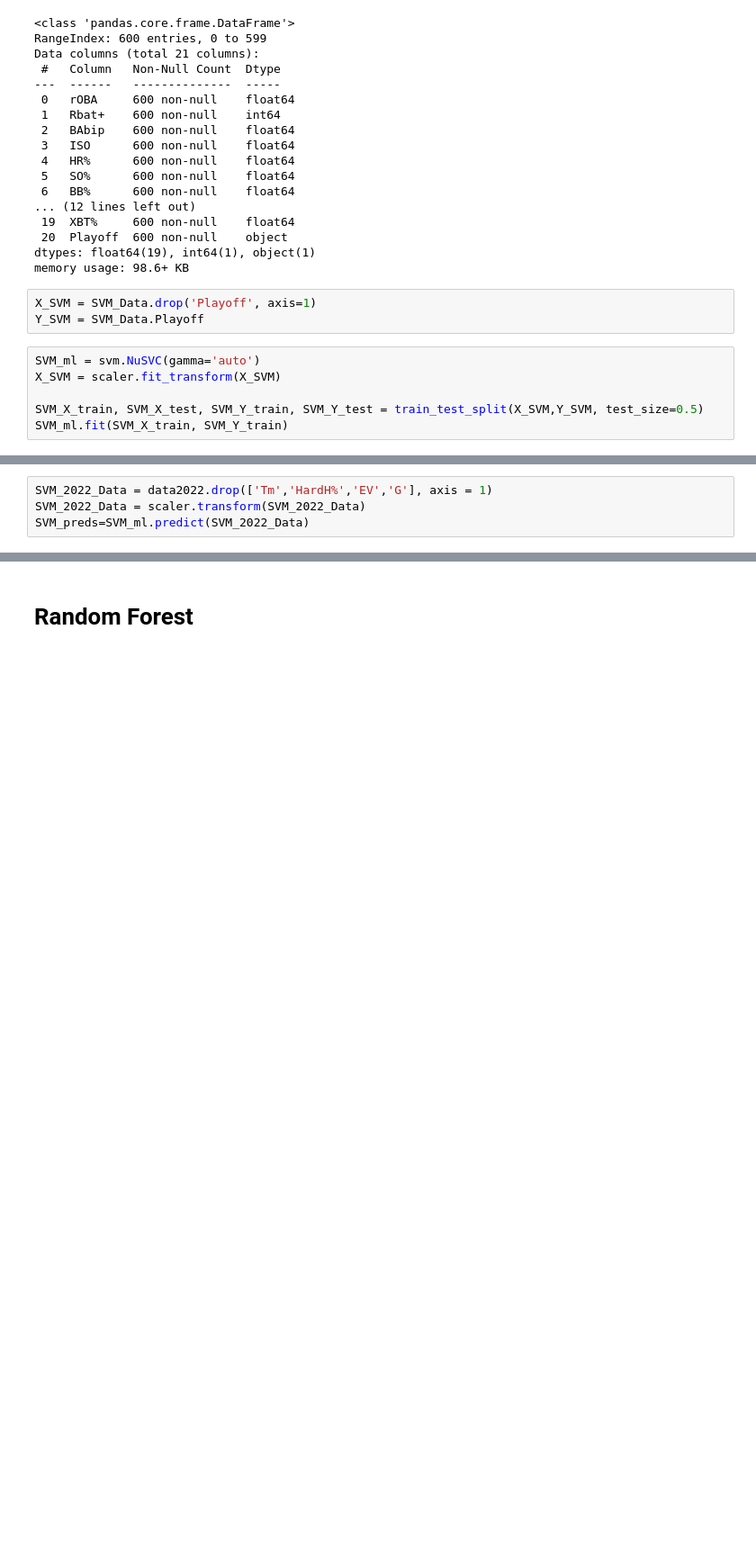
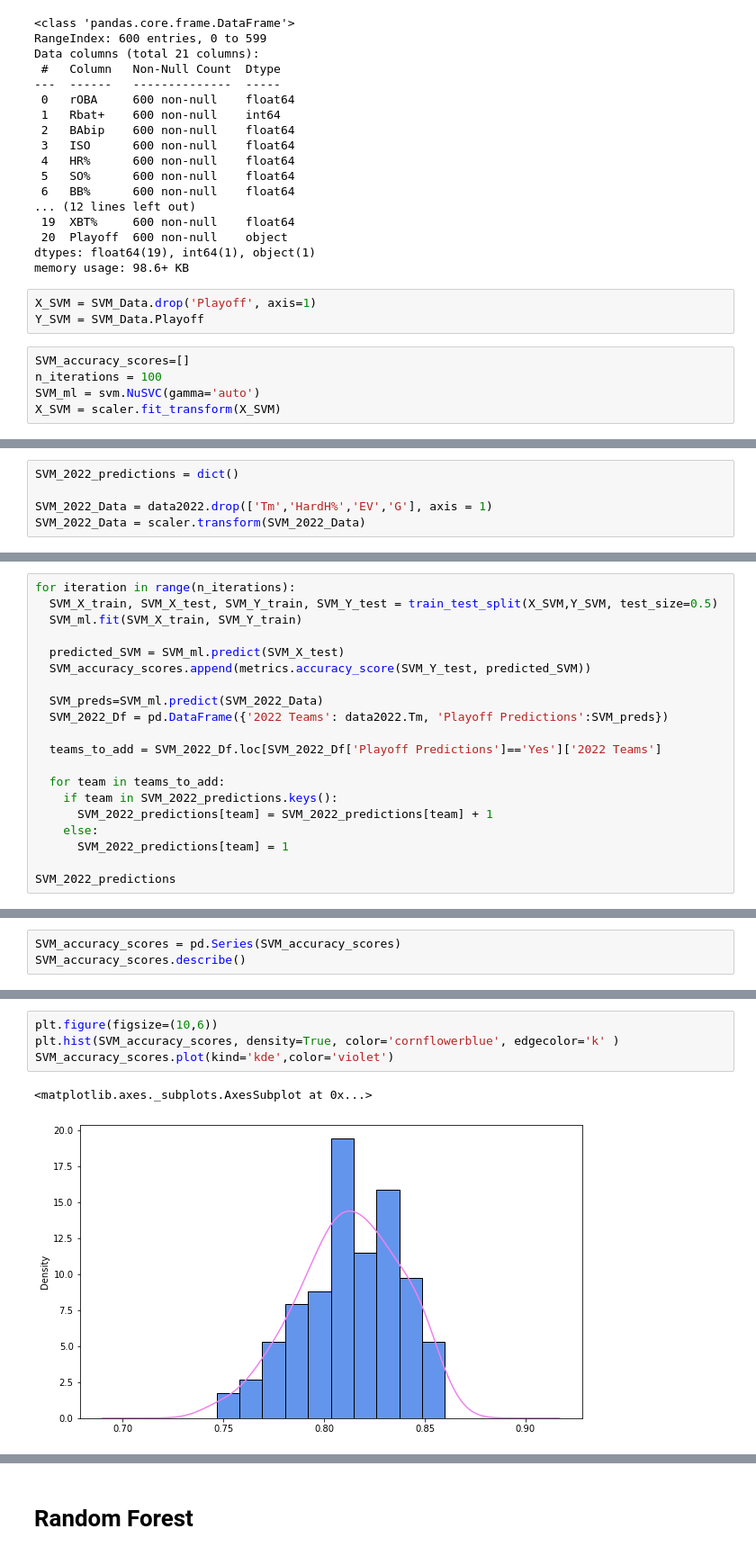
Before and after one commit to the-data-science-union/DSU-S2022-MLB, a Jupyter notebook: Code and Work/Hitting/Advanced Batting/AdvancedBatting_ML.ipynb, the cells around one changed output, grey strips where cells are left out. Shown at 90% size. Cells and saved outputs as stored; diff of their text form; blank space fills up the shorter version.

```diff
--- a/Code and Work/Hitting/Advanced Batting/AdvancedBatting_ML.ipynb
+++ b/Code and Work/Hitting/Advanced Batting/AdvancedBatting_ML.ipynb
@@ -196,8 +246,7 @@ memory usage: 98.6+ KB
 X_SVM = SVM_Data.drop('Playoff', axis=1)
 Y_SVM = SVM_Data.Playoff
 # %%
+SVM_accuracy_scores=[]
+n_iterations = 100
 SVM_ml = svm.NuSVC(gamma='auto')
 X_SVM = scaler.fit_transform(X_SVM)
-
-SVM_X_train, SVM_X_test, SVM_Y_train, SVM_Y_test = train_test_split(X_SVM,Y_SVM, test_size=0.5)
-SVM_ml.fit(SVM_X_train, SVM_Y_train)
@@ -211,4 +253,5 @@ print(metrics.accuracy_score(predicted_SVM, SVM_Y_test))
 # %%
+SVM_2022_predictions = dict()
+
 SVM_2022_Data = data2022.drop(['Tm','HardH%','EV','G'], axis = 1)
 SVM_2022_Data = scaler.transform(SVM_2022_Data)
-SVM_preds=SVM_ml.predict(SVM_2022_Data)
@@ -224,0 +258,20 @@ SVM_2022_Predictions.loc[SVM_2022_Predictions['Playoff Predictions']=='Yes']
+# %%
+for iteration in range(n_iterations):
+  SVM_X_train, SVM_X_test, SVM_Y_train, SVM_Y_test = train_test_split(X_SVM,Y_SVM, test_size=0.5)
+  SVM_ml.fit(SVM_X_train, SVM_Y_train)
+
+  predicted_SVM = SVM_ml.predict(SVM_X_test)
+  SVM_accuracy_scores.append(metrics.accuracy_score(SVM_Y_test, predicted_SVM))
+
+  SVM_preds=SVM_ml.predict(SVM_2022_Data)
+  SVM_2022_Df = pd.DataFrame({'2022 Teams': data2022.Tm, 'Playoff Predictions':SVM_preds})
+
+  teams_to_add = SVM_2022_Df.loc[SVM_2022_Df['Playoff Predictions']=='Yes']['2022 Teams']
+
+  for team in teams_to_add:
+    if team in SVM_2022_predictions.keys():
+      SVM_2022_predictions[team] = SVM_2022_predictions[team] + 1
+    else:
+      SVM_2022_predictions[team] = 1
+
+SVM_2022_predictions
@@ -224,0 +287,3 @@ SVM_2022_Predictions.loc[SVM_2022_Predictions['Playoff Predictions']=='Yes']
+# %%
+SVM_accuracy_scores = pd.Series(SVM_accuracy_scores)
+SVM_accuracy_scores.describe()
@@ -224,0 +300,7 @@ SVM_2022_Predictions.loc[SVM_2022_Predictions['Playoff Predictions']=='Yes']
+# %%
+plt.figure(figsize=(10,6))
+plt.hist(SVM_accuracy_scores, density=True, color='cornflowerblue', edgecolor='k' )
+SVM_accuracy_scores.plot(kind='kde',color='violet')
+# %% [output]
+<matplotlib.axes._subplots.AxesSubplot at 0x...>
+[figure, added]
```
Also changed, not shown: parts of 28 cells of this notebook, 2 other files.
